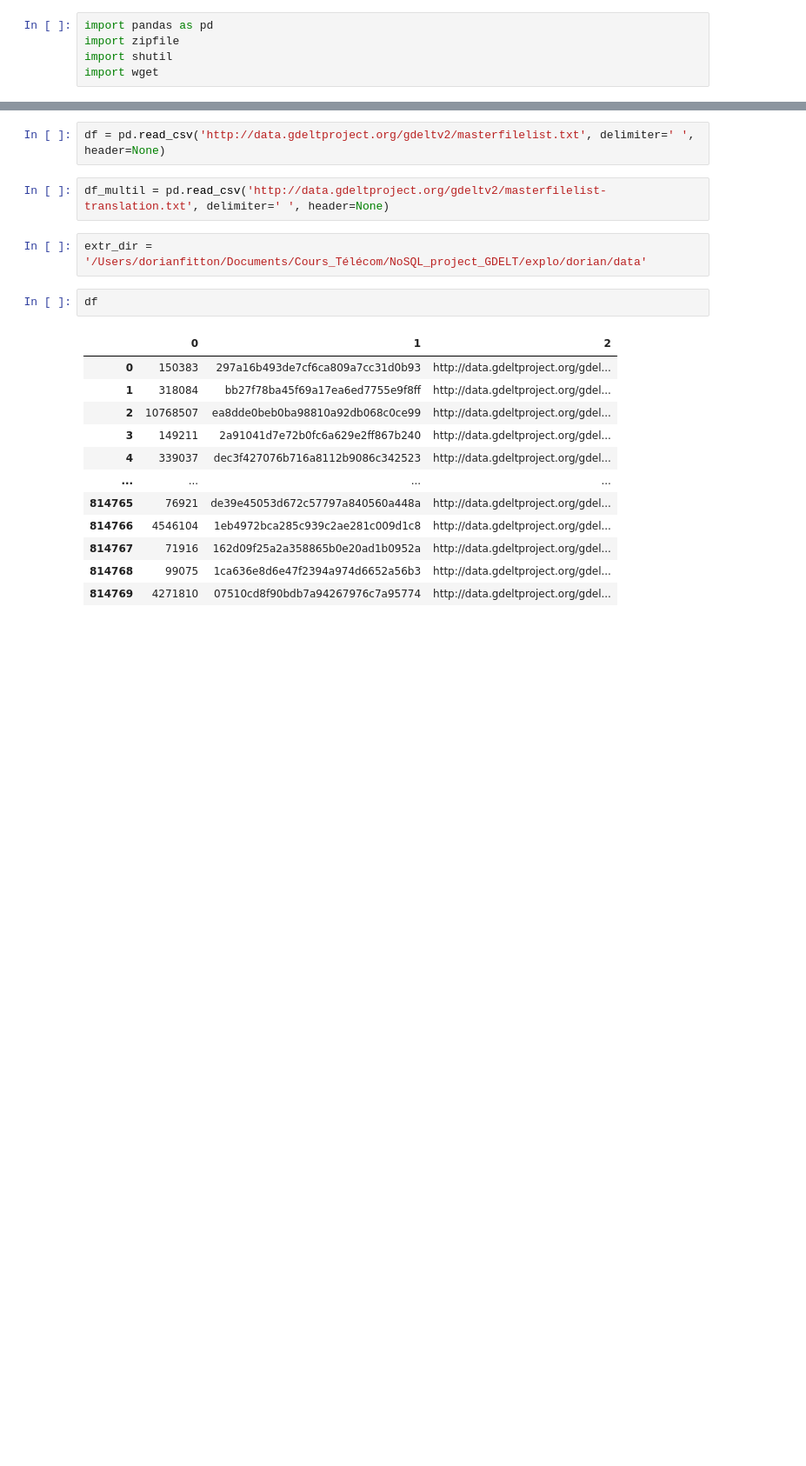
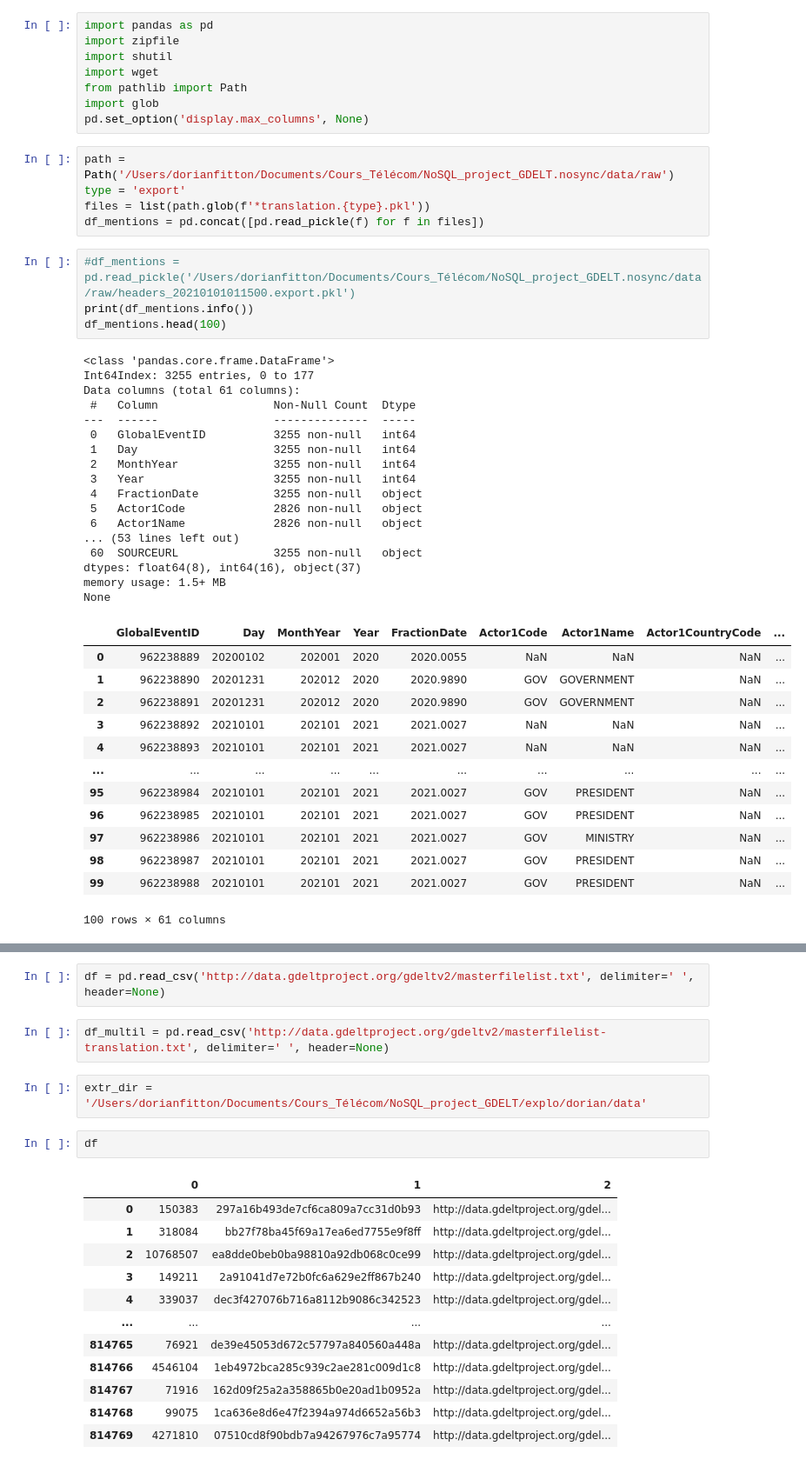
Before and after one commit to dodofit/NoSQL_project_GDELT, a Jupyter notebook: explo/dorian/csv_check.ipynb, the cells around one changed output, grey strips where cells are left out. Shown: that part at 87% size. Drawn from its saved outputs; the diff is of its cells as text; blank space fills up the shorter version.

Commit message:
transform with headers

```diff
--- a/explo/dorian/csv_check.ipynb
+++ b/explo/dorian/csv_check.ipynb
@@ -3,3 +3,46 @@ import pandas as pd
 import zipfile
 import shutil
 import wget
+from pathlib import Path
+import glob
+pd.set_option('display.max_columns', None)
+# %%
+path = Path('/Users/dorianfitton/Documents/Cours_Télécom/NoSQL_project_GDELT.nosync/data/raw')
+type = 'export'
+files = list(path.glob(f'*translation.{type}.pkl'))
+df_mentions = pd.concat([pd.read_pickle(f) for f in files])
+# %%
+#df_mentions = pd.read_pickle('/Users/dorianfitton/Documents/Cours_Télécom/NoSQL_project_GDELT.nosync/data/raw/headers_20210101011500.export.pkl')
+print(df_mentions.info())
+df_mentions.head(100)
+# %% [output]
+<class 'pandas.core.frame.DataFrame'>
+Int64Index: 3255 entries, 0 to 177
+Data columns (total 61 columns):
+ #   Column                 Non-Null Count  Dtype
+---  ------                 --------------  -----
+ 0   GlobalEventID          3255 non-null   int64
+ 1   Day                    3255 non-null   int64
+ 2   MonthYear              3255 non-null   int64
+ 3   Year                   3255 non-null   int64
+ 4   FractionDate           3255 non-null   object
+ 5   Actor1Code             2826 non-null   object
+ 6   Actor1Name             2826 non-null   object
+... (53 lines left out)
+ 60  SOURCEURL              3255 non-null   object
+dtypes: float64(8), int64(16), object(37)
+memory usage: 1.5+ MB
+None
+|  | GlobalEventID | Day | MonthYear | Year | FractionDate | Actor1Code | Actor1Name | Actor1CountryCode | ... |
+| 0 | 962238889 | 20200102 | 202001 | 2020 | 2020.0055 | NaN | NaN | NaN | ... |
+| 1 | 962238890 | 20201231 | 202012 | 2020 | 2020.9890 | GOV | GOVERNMENT | NaN | ... |
+| 2 | 962238891 | 20201231 | 202012 | 2020 | 2020.9890 | GOV | GOVERNMENT | NaN | ... |
+| 3 | 962238892 | 20210101 | 202101 | 2021 | 2021.0027 | NaN | NaN | NaN | ... |
+| 4 | 962238893 | 20210101 | 202101 | 2021 | 2021.0027 | NaN | NaN | NaN | ... |
+| ... | ... | ... | ... | ... | ... | ... | ... | ... | ... |
+| 95 | 962238984 | 20210101 | 202101 | 2021 | 2021.0027 | GOV | PRESIDENT | NaN | ... |
+| 96 | 962238985 | 20210101 | 202101 | 2021 | 2021.0027 | GOV | PRESIDENT | NaN | ... |
+| 97 | 962238986 | 20210101 | 202101 | 2021 | 2021.0027 | GOV | MINISTRY | NaN | ... |
+| 98 | 962238987 | 20210101 | 202101 | 2021 | 2021.0027 | GOV | PRESIDENT | NaN | ... |
+| 99 | 962238988 | 20210101 | 202101 | 2021 | 2021.0027 | GOV | PRESIDENT | NaN | ... |
+100 rows × 61 columns
```
Also changed, not shown: parts of 22 cells of this notebook, 1 other file.
